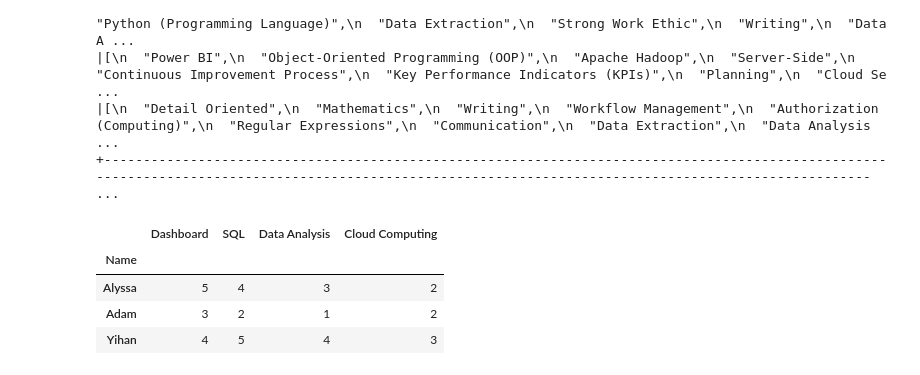
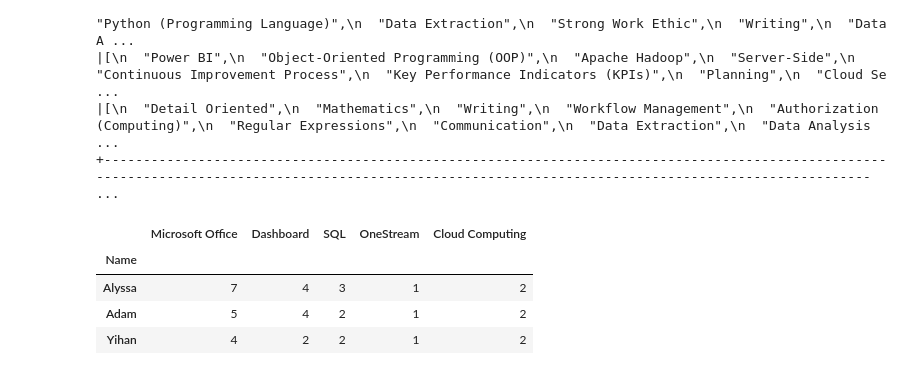
Before and after one commit to arocha0714/metad688-job-market-analysis-for-summer-2025-group2, a Jupyter notebook: skill_gap.ipynb, the cells around one changed output. Cells and saved outputs as stored; diff of their text form; code cells hidden in the pictures.

```diff
--- a/skill_gap.ipynb
+++ b/skill_gap.ipynb
@@ -118,21 +118,22 @@ skill_counts_by_type.show(truncate=False)
 # %%
 import pandas as pd
 
 skills_data = {
     "Name": ["Alyssa", "Adam", "Yihan"],
-    "Dashboard": [5, 3, 4],
-    "SQL": [4, 2, 5],
-    "Data Analysis": [3, 1, 4],
-    "Cloud Computing": [2, 2, 3]
+    "Microsoft Office": [7, 5, 4],
+    "Dashboard": [4, 4, 2],
+    "SQL": [3, 2, 2],
+    "OneStream": [1, 1, 1],
+    "Cloud Computing": [2, 2, 2]
 }
 
 df_skills = pd.DataFrame(skills_data)
 df_skills.set_index("Name", inplace=True)
 df_skills
 # %% [output]
-|  | Dashboard | SQL | Data Analysis | Cloud Computing |
-| Name |  |  |  |  |
-| Alyssa | 5 | 4 | 3 | 2 |
-| Adam | 3 | 2 | 1 | 2 |
-| Yihan | 4 | 5 | 4 | 3 |
+|  | Microsoft Office | Dashboard | SQL | OneStream | Cloud Computing |
+| Name |  |  |  |  |  |
+| Alyssa | 7 | 4 | 3 | 1 | 2 |
+| Adam | 5 | 4 | 2 | 1 | 2 |
+| Yihan | 4 | 2 | 2 | 1 | 2 |
 # %%
```
Also changed, not shown: parts of 1 cell of this notebook.
